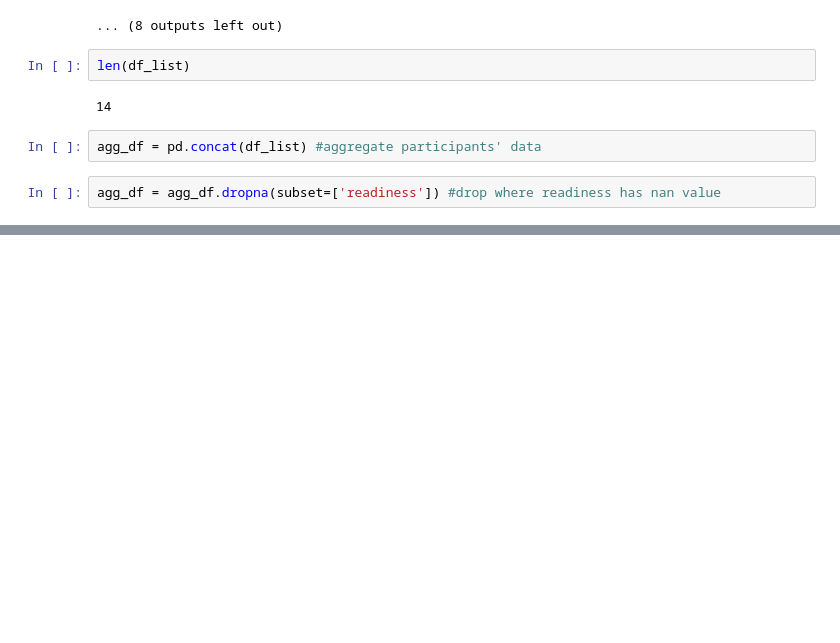
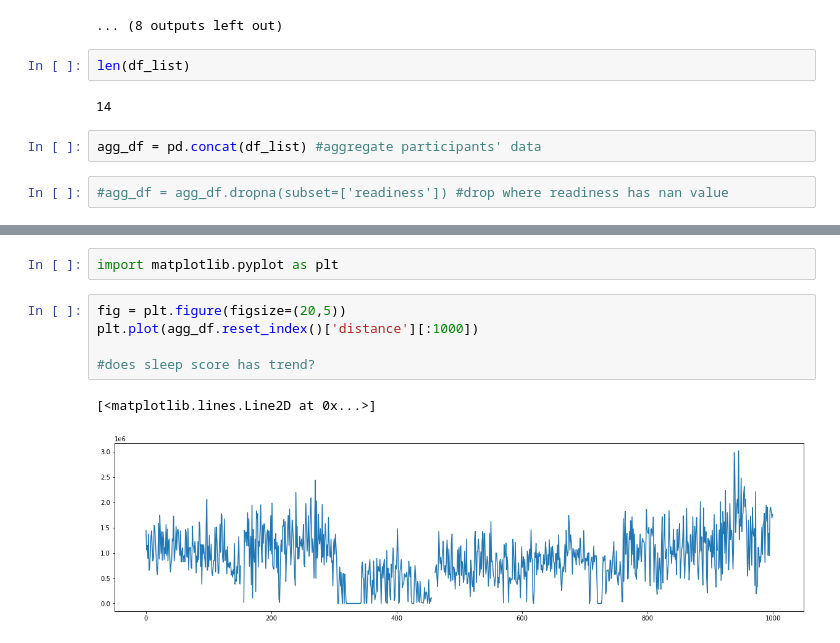
Before and after one commit to kdkangg/Datamining, a Jupyter notebook: data_preprocessing_result_all.ipynb, the cells around one changed output, grey strips where cells are left out. Cells and saved outputs as stored; diff of their text form; blank space fills up the shorter version.

Commit message:
update preprocessing result, strategy for missing values

```diff
--- a/data_preprocessing_result_all.ipynb
+++ b/data_preprocessing_result_all.ipynb
@@ -70,7 +70,7 @@ len(df_list)
 # %%
 agg_df = pd.concat(df_list) #aggregate participants' data
 # %%
-agg_df = agg_df.dropna(subset=['readiness']) #drop where readiness has nan value
+#agg_df = agg_df.dropna(subset=['readiness']) #drop where readiness has nan value
 # %%
 for x in [i for i in agg_df.columns]:
     if agg_df[x].isnull().any() == True:
@@ -95,0 +144,10 @@ hr_zone2;; Not null: 1544, Null: 34
+# %%
+import matplotlib.pyplot as plt
+# %%
+fig = plt.figure(figsize=(20,5))
+plt.plot(agg_df.reset_index()['distance'][:1000])
+
+#does sleep score has trend?
+# %% [output]
+[<matplotlib.lines.Line2D at 0x...>]
+[figure, added]
```
Also changed, not shown: parts of 9 cells of this notebook, 1 other file.
